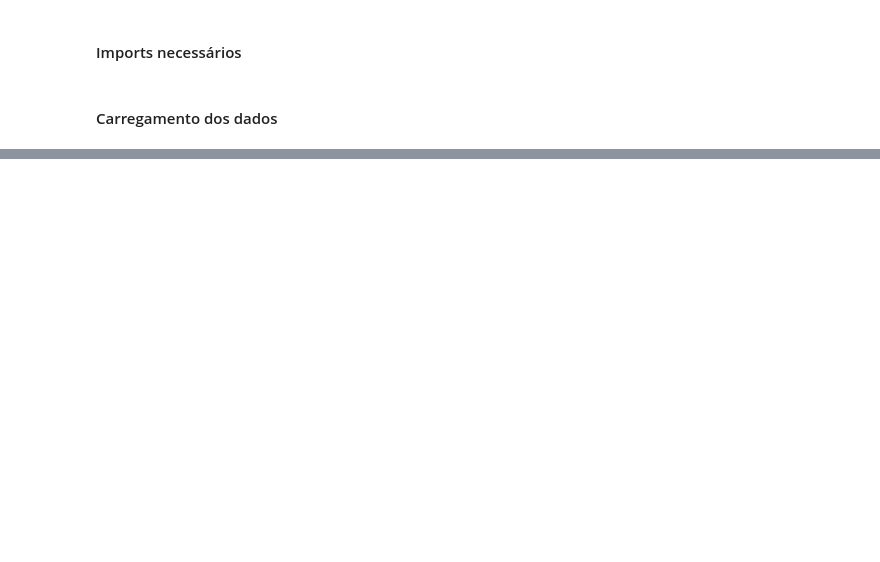
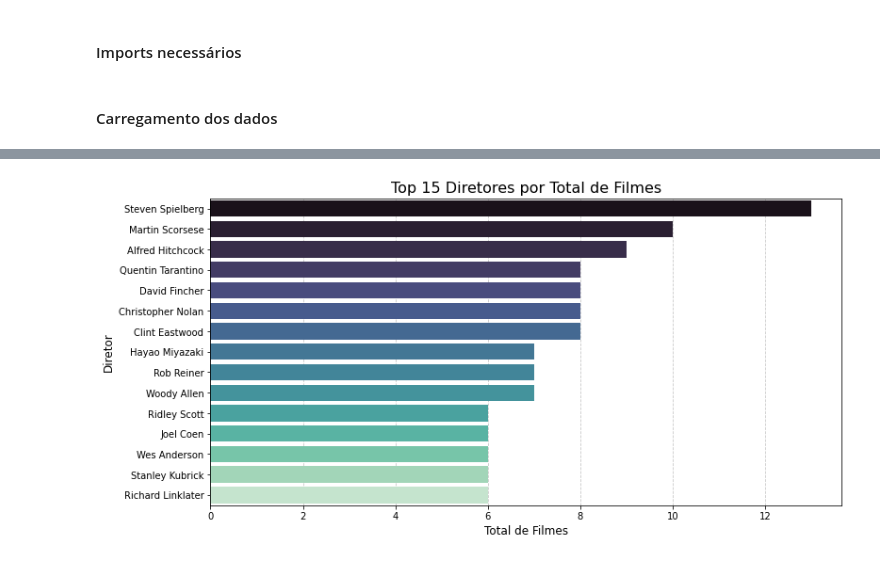
Before and after one commit to mcmaquine/LH_CD, a Jupyter notebook: LH_CD_MATHEUS_C_MAQUINE.ipynb, the cells around one changed output, grey strips where cells are left out. Saved outputs shown, nothing was run; the diff lists cells and outputs as text; code cells hidden in the pictures; blank space fills up the shorter version.

```diff
--- a/LH_CD_MATHEUS_C_MAQUINE.ipynb
+++ b/LH_CD_MATHEUS_C_MAQUINE.ipynb
@@ -80,0 +88,16 @@ Name: Gross, dtype: float64
+# %%
+total_per_dir = df.groupby('Director').size().reset_index(name='Total Filmes')
+total_per_dir_df = total_per_dir.sort_values(by='Total Filmes', ascending=False)
+
+# Plotando o gráfico de barras horizontais
+plt.figure(figsize=(12, 6))
+sns.barplot(data=total_per_dir_df.head(15), x='Total Filmes', y='Director', palette='mako')
+ax = plt.gca()
+ax.set_axisbelow(True)
+plt.title('Top 15 Diretores por Total de Filmes', fontsize=16)
+plt.xlabel('Total de Filmes', fontsize=12)
+plt.ylabel('Diretor', fontsize=12)
+plt.grid(axis='x', linestyle='--', alpha=0.7)
+plt.show()
+# %% [output]
+[figure, added]
```
Also changed, not shown: parts of 29 cells of this notebook.
